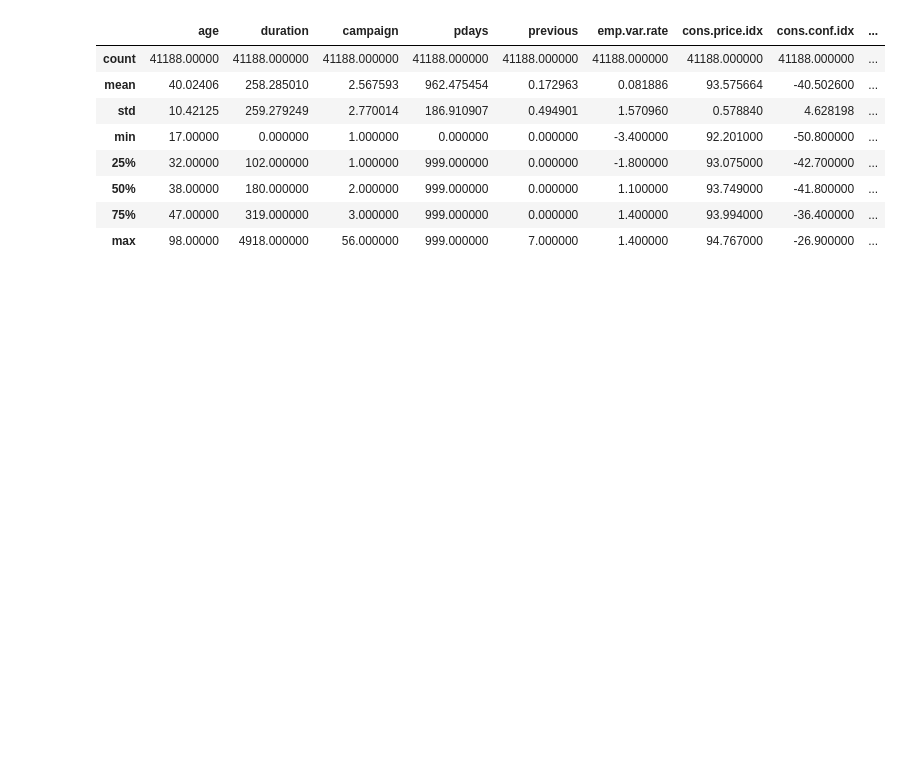
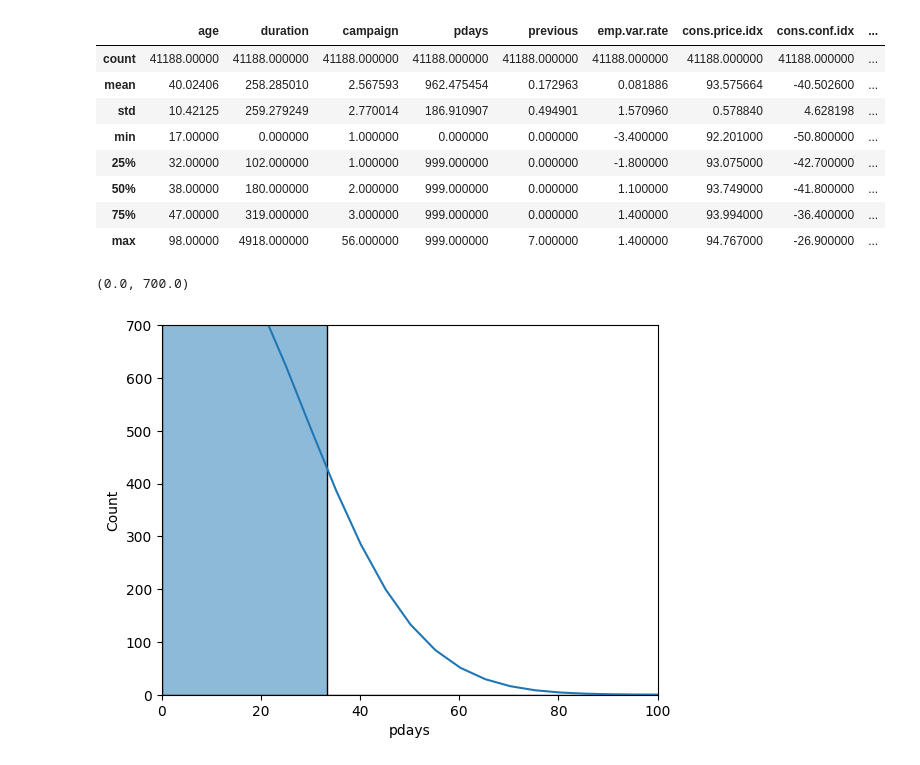
Before and after one commit to NnannaOmoke/km-clustering, a Jupyter notebook: intro.ipynb, the cells around one changed output. Cells and saved outputs as stored; diff of their text form; code cells hidden in the pictures; blank space fills up the shorter version.

```diff
--- a/intro.ipynb
+++ b/intro.ipynb
@@ -21,3 +23,10 @@ matrix_data.describe()
 | 50% | 38.00000 | 180.000000 | 2.000000 | 999.000000 | 0.000000 | 1.100000 | 93.749000 | -41.800000 | ... |
 | 75% | 47.00000 | 319.000000 | 3.000000 | 999.000000 | 0.000000 | 1.400000 | 93.994000 | -36.400000 | ... |
 | max | 98.00000 | 4918.000000 | 56.000000 | 999.000000 | 7.000000 | 1.400000 | 94.767000 | -26.900000 | ... |
+# %%
+sns.histplot(x = matrix_data["pdays"], kde = True, bins = 30)
+plotter.xlim(0, 100)
+plotter.ylim(0, 700)
+# %% [output]
+(0.0, 700.0)
+[figure, added]
```
Also changed, not shown: parts of 12 cells of this notebook.
